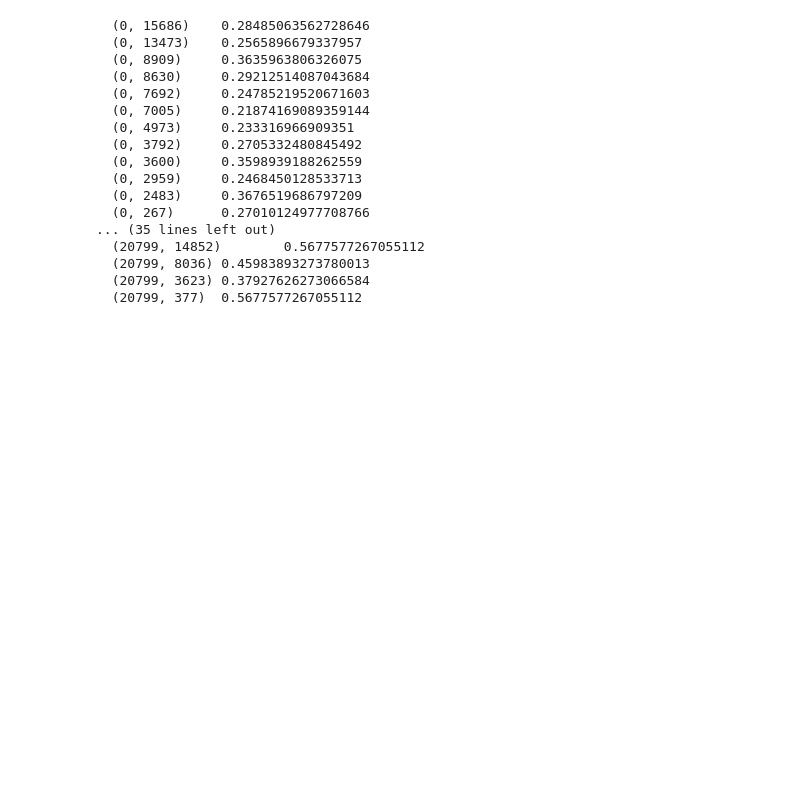
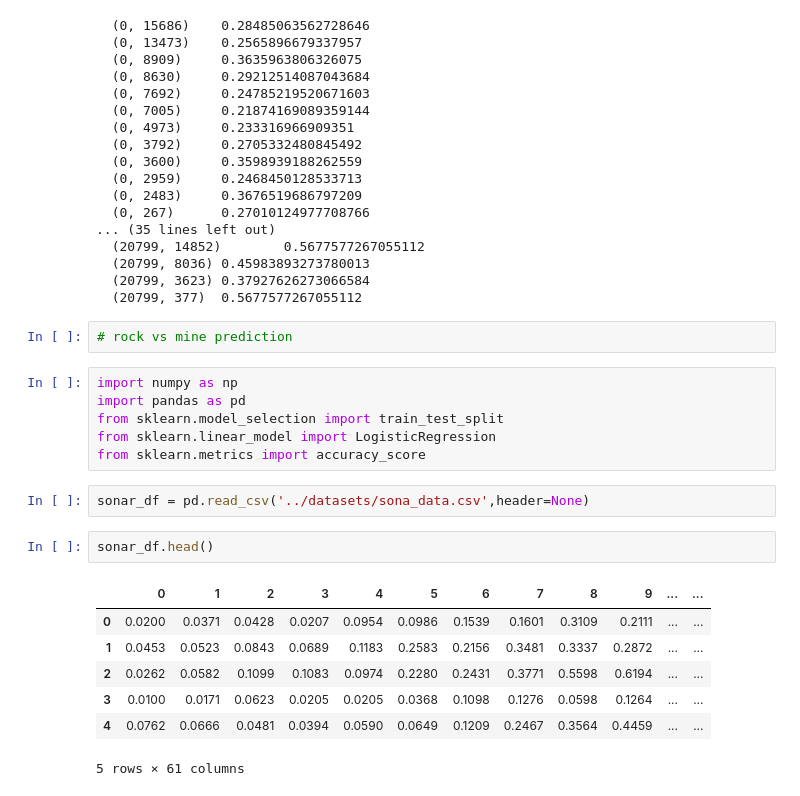
Before and after one commit to glenchiridza/ml_chp1_concepts, a Jupyter notebook: cp1.ipynb, the cells around one changed output. Saved outputs shown, nothing was run; the diff lists cells and outputs as text; blank space fills up the shorter version.

Commit message:
training model

```diff
--- a/cp1.ipynb
+++ b/cp1.ipynb
@@ -1832,3 +1832,23 @@ print(X)
   (20799, 8036) 0.45983893273780013
   (20799, 3623) 0.37927626273066584
   (20799, 377)  0.5677577267055112
+# %%
+# rock vs mine prediction
+# %%
+import numpy as np
+import pandas as pd
+from sklearn.model_selection import train_test_split
+from sklearn.linear_model import LogisticRegression
+from sklearn.metrics import accuracy_score
+# %%
+sonar_df = pd.read_csv('../datasets/sona_data.csv',header=None)
+# %%
+sonar_df.head()
+# %% [output]
+|  | 0 | 1 | 2 | 3 | 4 | 5 | 6 | 7 | 8 | 9 | ... | ... |
+| 0 | 0.0200 | 0.0371 | 0.0428 | 0.0207 | 0.0954 | 0.0986 | 0.1539 | 0.1601 | 0.3109 | 0.2111 | ... | ... |
+| 1 | 0.0453 | 0.0523 | 0.0843 | 0.0689 | 0.1183 | 0.2583 | 0.2156 | 0.3481 | 0.3337 | 0.2872 | ... | ... |
+| 2 | 0.0262 | 0.0582 | 0.1099 | 0.1083 | 0.0974 | 0.2280 | 0.2431 | 0.3771 | 0.5598 | 0.6194 | ... | ... |
+| 3 | 0.0100 | 0.0171 | 0.0623 | 0.0205 | 0.0205 | 0.0368 | 0.1098 | 0.1276 | 0.0598 | 0.1264 | ... | ... |
+| 4 | 0.0762 | 0.0666 | 0.0481 | 0.0394 | 0.0590 | 0.0649 | 0.1209 | 0.2467 | 0.3564 | 0.4459 | ... | ... |
+5 rows × 61 columns
```
Also changed, not shown: parts of 6 cells of this notebook.
